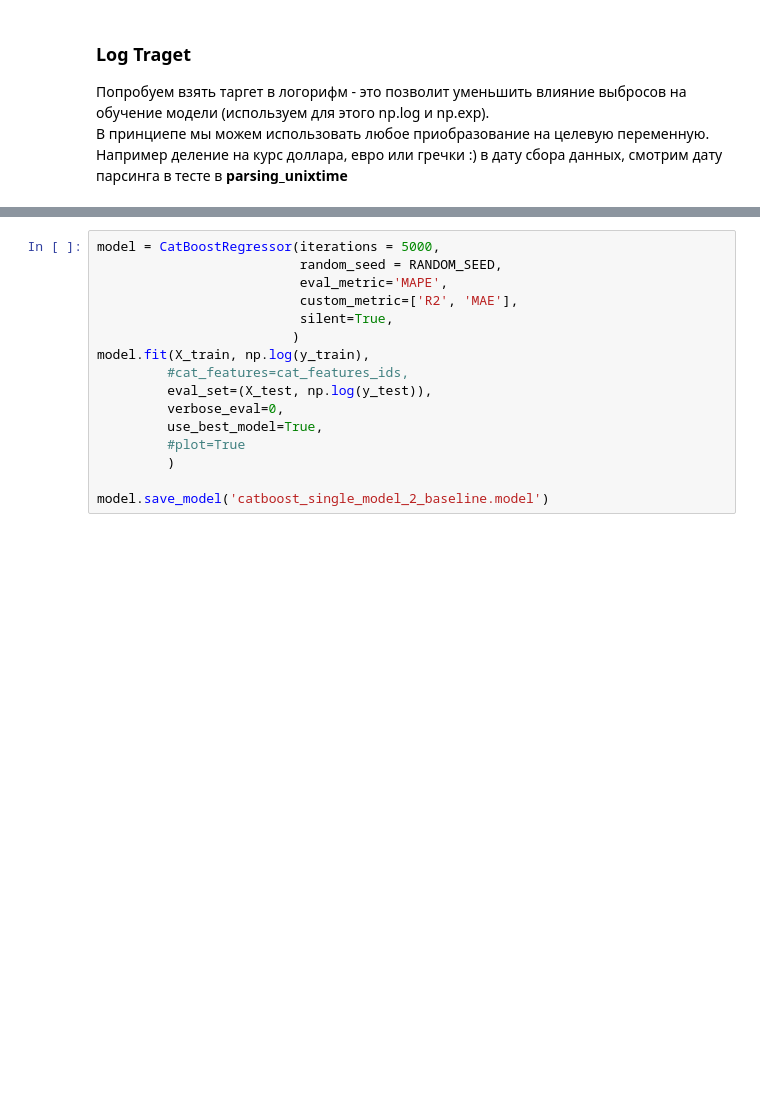
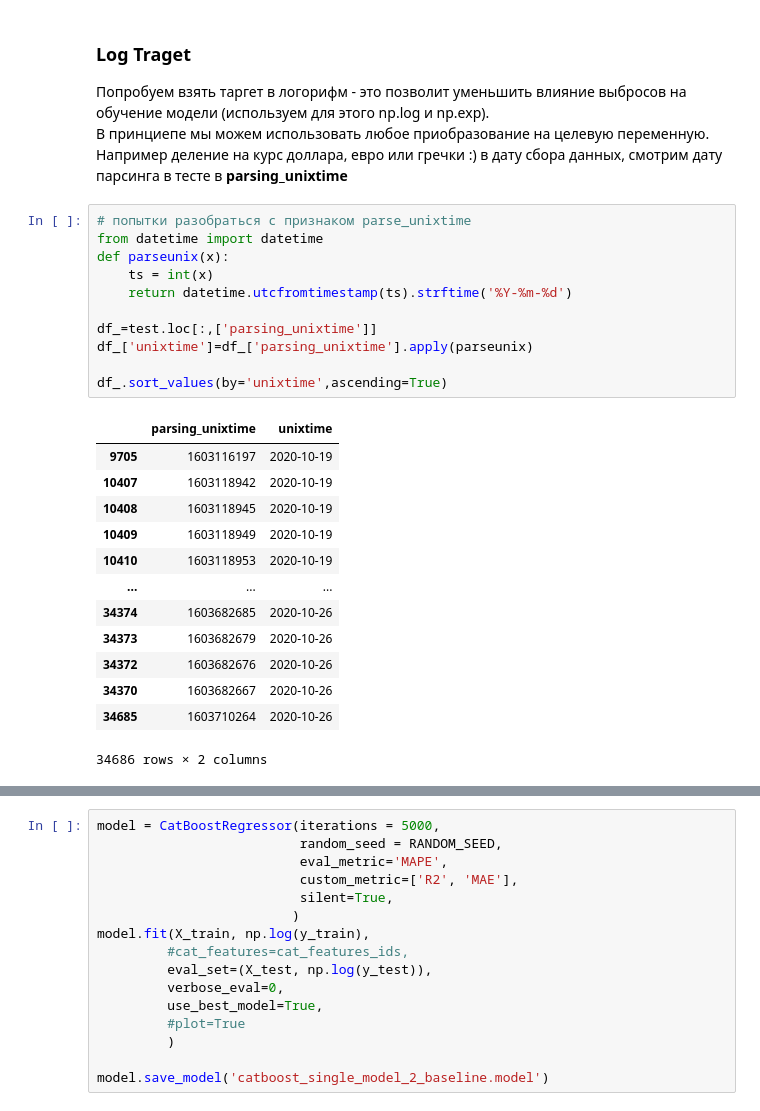
Before and after one commit to sawa25/module_6, a Jupyter notebook: baseline-sf-dst-car-price-prediction-v16.ipynb, the cells around one changed output, grey strips where cells are left out. Saved outputs shown, nothing was run; the diff lists cells and outputs as text; blank space fills up the shorter version.

```diff
--- a/baseline-sf-dst-car-price-prediction-v16.ipynb
+++ b/baseline-sf-dst-car-price-prediction-v16.ipynb
@@ -379,5 +373,30 @@ print(f"Точность модели по метрике MAPE: {(mape(y_test, p
 ### Log Traget
 Попробуем взять таргет в логорифм - это позволит уменьшить влияние выбросов на обучение модели (используем для этого np.log и np.exp).
 В принциепе мы можем использовать любое приобразование на целевую переменную. Например деление на курс доллара, евро или гречки :) в дату сбора данных, смотрим дату парсинга в тесте в **parsing_unixtime**
+# %%
+# попытки разобраться с признаком parse_unixtime
+from datetime import datetime
+def parseunix(x):
+    ts = int(x)
+    return datetime.utcfromtimestamp(ts).strftime('%Y-%m-%d')
+
+df_=test.loc[:,['parsing_unixtime']]
+df_['unixtime']=df_['parsing_unixtime'].apply(parseunix)
+
+df_.sort_values(by='unixtime',ascending=True)
+# %% [output]
+|  | parsing_unixtime | unixtime |
+| 9705 | 1603116197 | 2020-10-19 |
+| 10407 | 1603118942 | 2020-10-19 |
+| 10408 | 1603118945 | 2020-10-19 |
+| 10409 | 1603118949 | 2020-10-19 |
+| 10410 | 1603118953 | 2020-10-19 |
+| ... | ... | ... |
+| 34374 | 1603682685 | 2020-10-26 |
+| 34373 | 1603682679 | 2020-10-26 |
+| 34372 | 1603682676 | 2020-10-26 |
+| 34370 | 1603682667 | 2020-10-26 |
+| 34685 | 1603710264 | 2020-10-26 |
+34686 rows × 2 columns
 # %%
 np.log(y_train)
```
Also changed, not shown: parts of 18 cells of this notebook, 1 other file.
